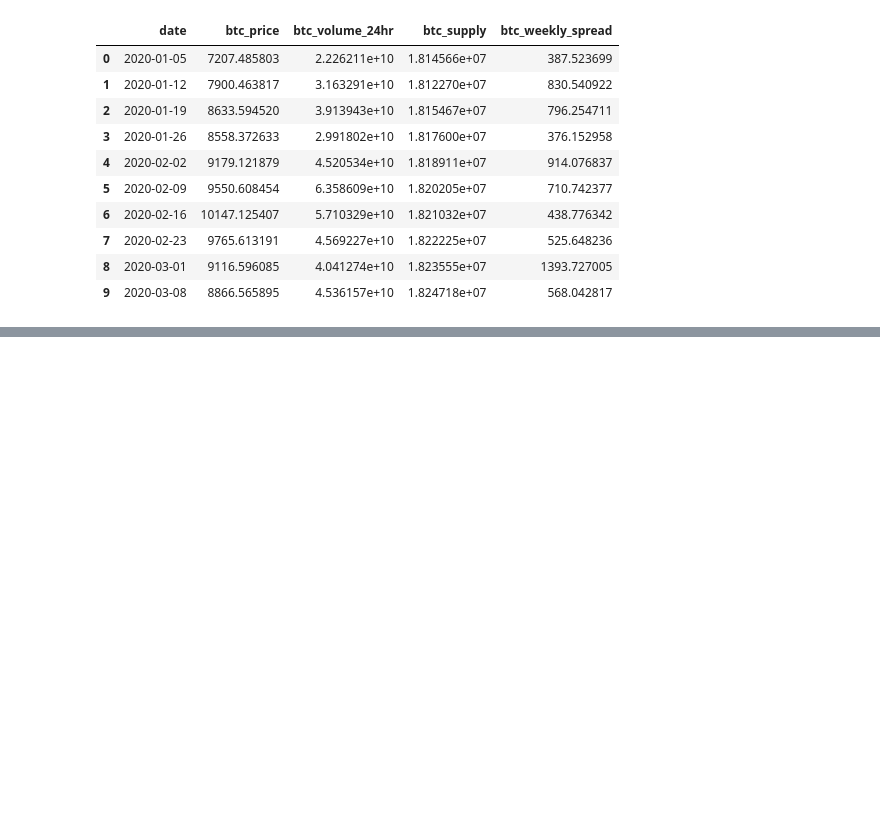
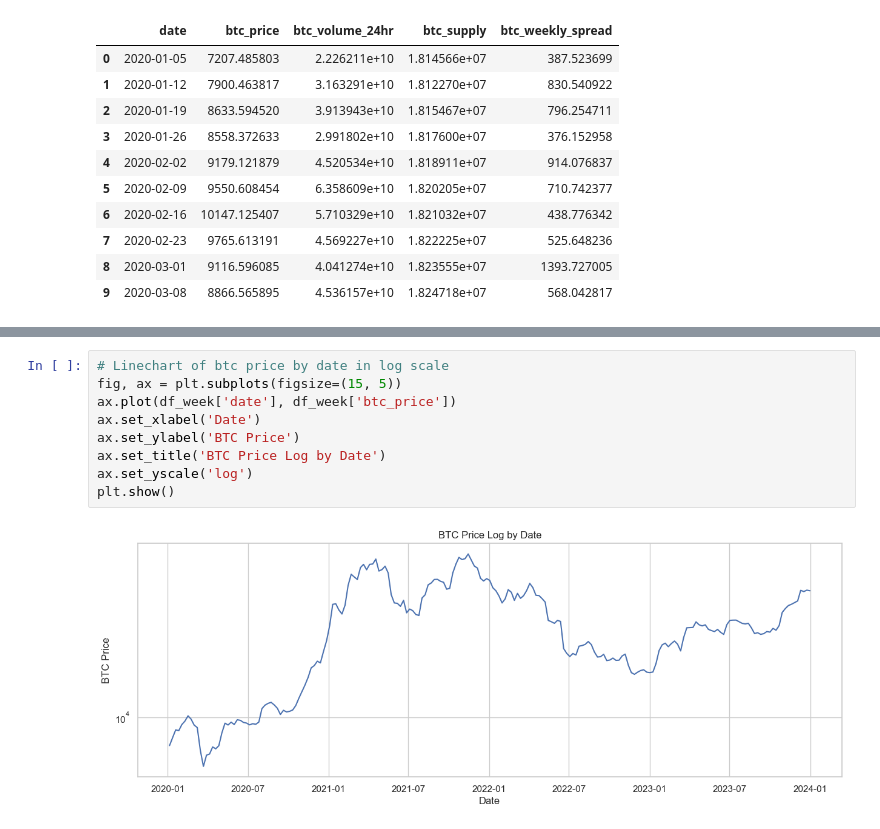
Before and after one commit to MaksimObukhov/btc-price, a Jupyter notebook: notebooks/processing.ipynb, the cells around one changed output, grey strips where cells are left out. Saved outputs shown, nothing was run; the diff lists cells and outputs as text; blank space fills up the shorter version.

```diff
--- a/notebooks/processing.ipynb
+++ b/notebooks/processing.ipynb
@@ -106,0 +136,11 @@ df_week.head(10)
+# %%
+# Linechart of btc price by date in log scale
+fig, ax = plt.subplots(figsize=(15, 5))
+ax.plot(df_week['date'], df_week['btc_price'])
+ax.set_xlabel('Date')
+ax.set_ylabel('BTC Price')
+ax.set_title('BTC Price Log by Date')
+ax.set_yscale('log')
+plt.show()
+# %% [output]
+[figure, added]
```
Also changed, not shown: parts of 8 cells of this notebook, 2 other files.
